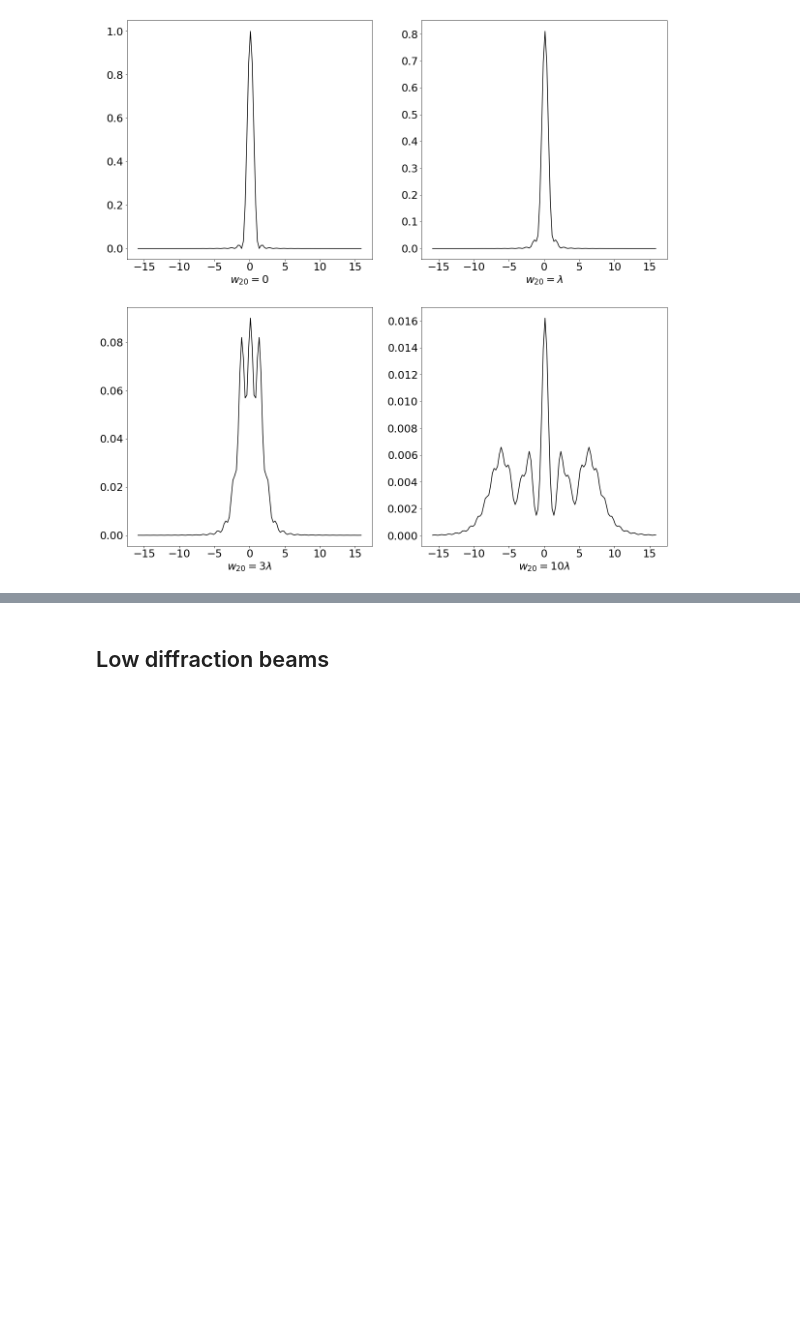
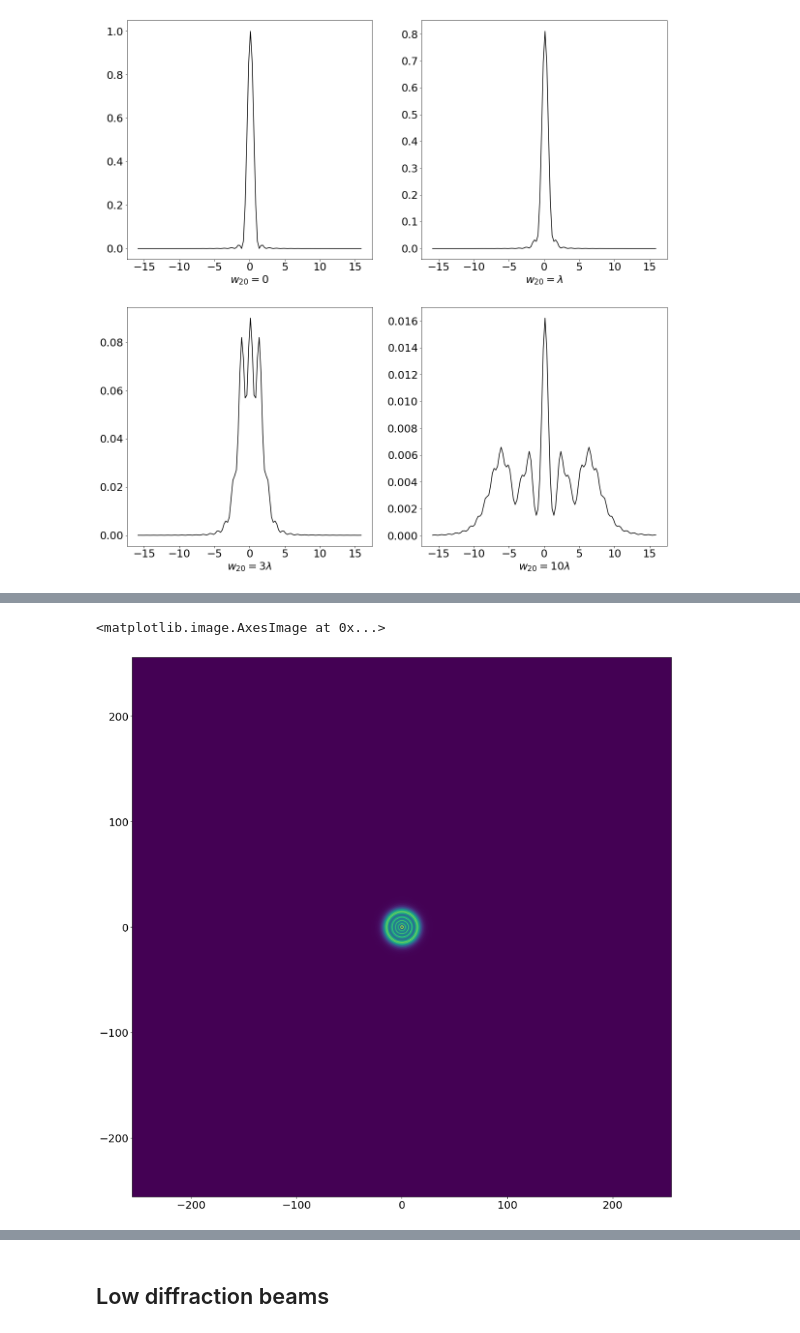
Before and after one commit to djbradyAtOpticalSciencesArizona/computationalImaging, a Jupyter notebook: coherence/focus.ipynb, the cells around one changed output, grey strips where cells are left out. Cells and saved outputs as stored; diff of their text form; code cells hidden in the pictures; blank space fills up the shorter version.

```diff
--- a/coherence/focus.ipynb
+++ b/coherence/focus.ipynb
@@ -85,0 +122,5 @@ files.download('defocusPSF.pdf')
+# %%
+plt.imshow(impulse, extent=[-X,X,-X,X])
+# %% [output]
+<matplotlib.image.AxesImage at 0x...>
+[figure, added]
```
Also changed, not shown: parts of 12 cells of this notebook.
